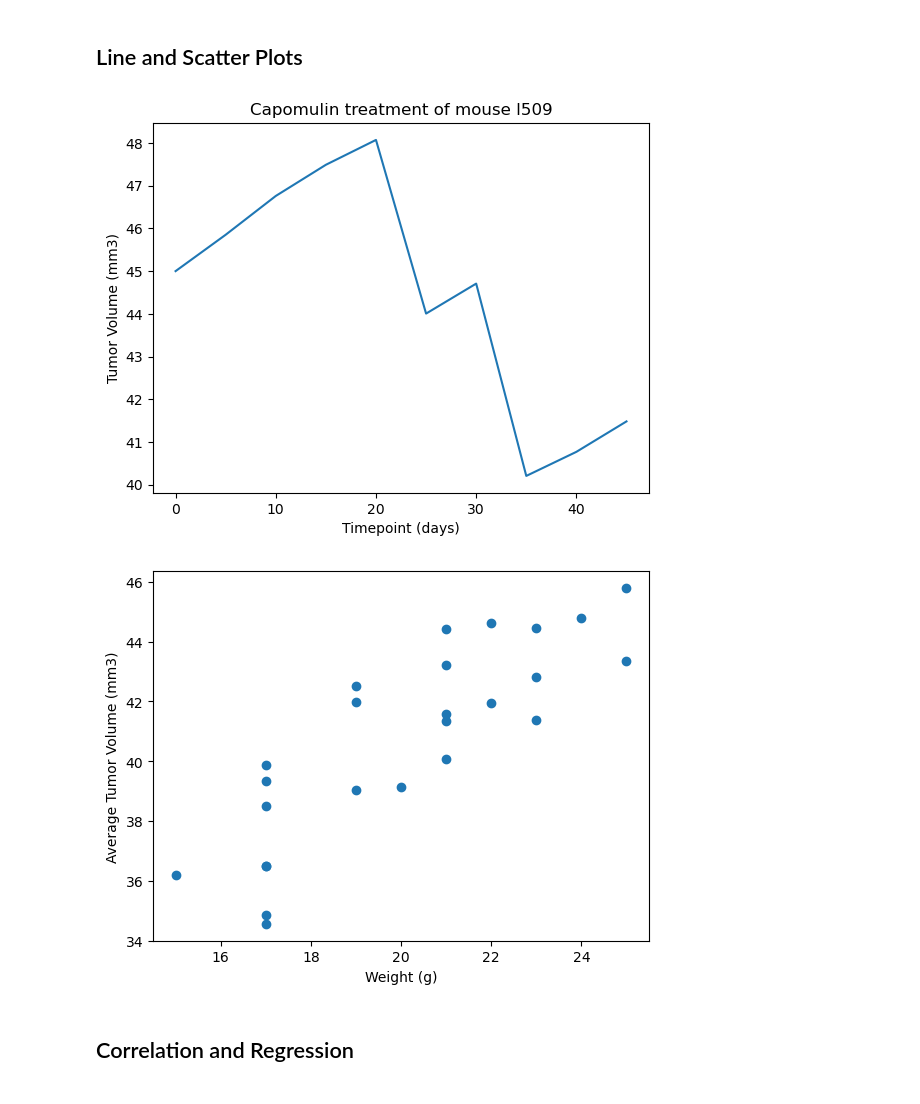
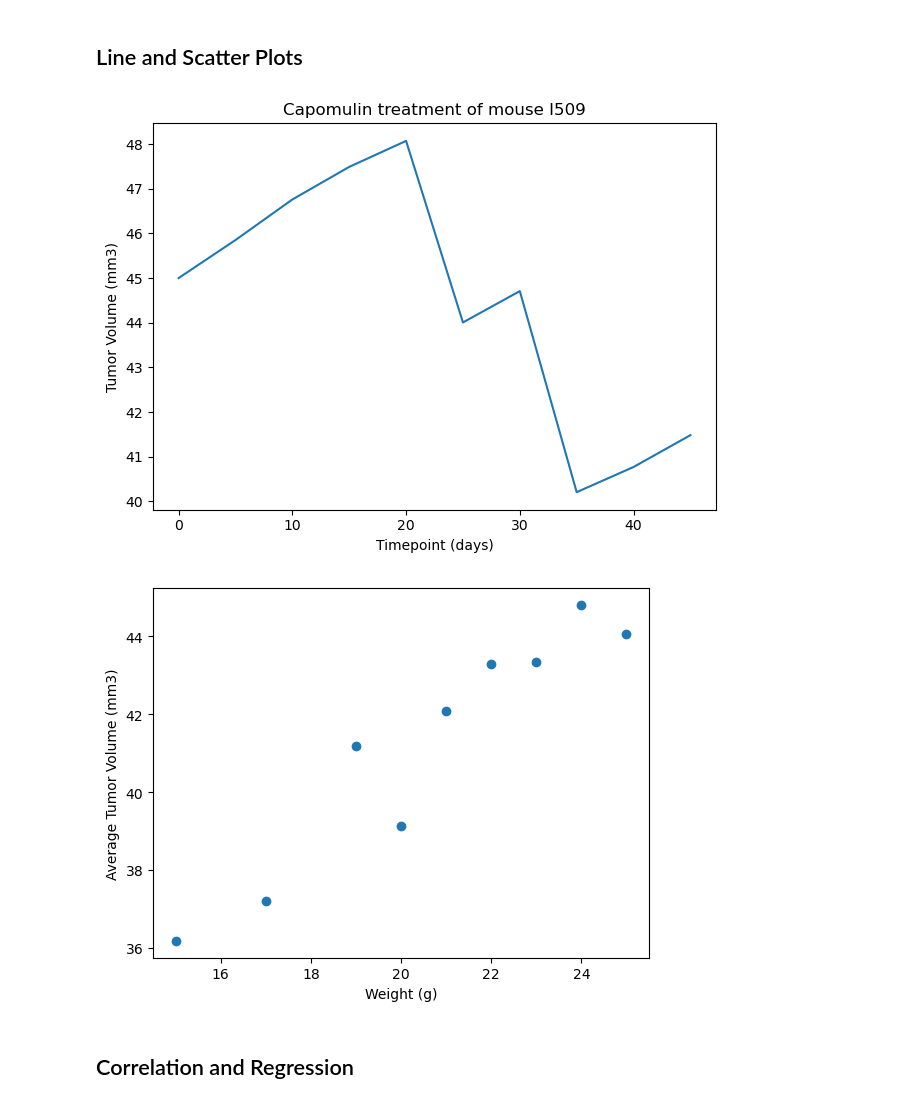
Before and after one commit to tralsto/module-5-challenge, a Jupyter notebook: pymaceuticals_starter.ipynb, the cells around one changed output. Drawn from its saved outputs; the diff is of its cells as text; code cells hidden in the pictures.

```diff
--- a/pymaceuticals_starter.ipynb
+++ b/pymaceuticals_starter.ipynb
@@ -240,21 +240,30 @@ plt.show()
 ## Line and Scatter Plots
 # %%
 # Generate a line plot of tumor volume vs. time point for a single mouse treated with Capomulin
-plt.line()
+single_mouse = 'l509'
+capomulin_mouse = clean_complete_data[(clean_complete_data['Drug Regimen'] == 'Capomulin') & (clean_complete_data['Mouse ID'] == single_mouse)]
+
+
+plt.plot(capomulin_mouse['Timepoint'], capomulin_mouse['Tumor Volume (mm3)'])
 plt.xlabel("Timepoint (days)")
 plt.ylabel("Tumor Volume (mm3)")
 plt.title("Capomulin treatment of mouse I509")
+plt.tight_layout()
 plt.show()
 # %% [output]
-[figure, old version]
+[figure, new version]
 # %%
 # Generate a scatter plot of mouse weight vs. the average observed tumor volume for the entire Capomulin regimen
-plt.scatter()
+capomulin_regimen = clean_complete_data[(clean_complete_data['Drug Regimen'] == 'Capomulin')]
+
+avg_tumor_vol = capomulin_regimen.groupby('Weight (g)')['Tumor Volume (mm3)'].mean().reset_index()
+
+plt.scatter(avg_tumor_vol['Weight (g)'], avg_tumor_vol ['Tumor Volume (mm3)'])
 plt.xlabel("Weight (g)")
 plt.ylabel("Average Tumor Volume (mm3)")
-pltt.show()
+plt.show()
 # %% [output]
-[figure, old version]
+[figure, new version]
 # %% [markdown]
 ## Correlation and Regression
 # %%
```
Also changed, not shown: parts of 1 cell of this notebook.
